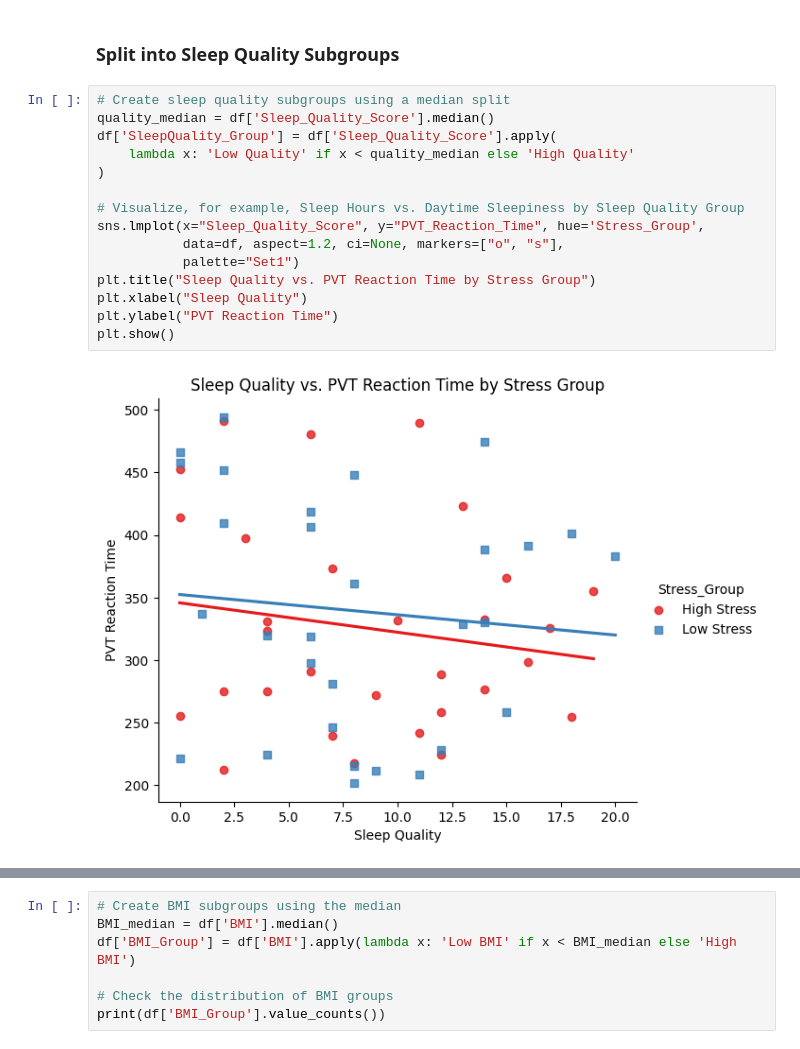
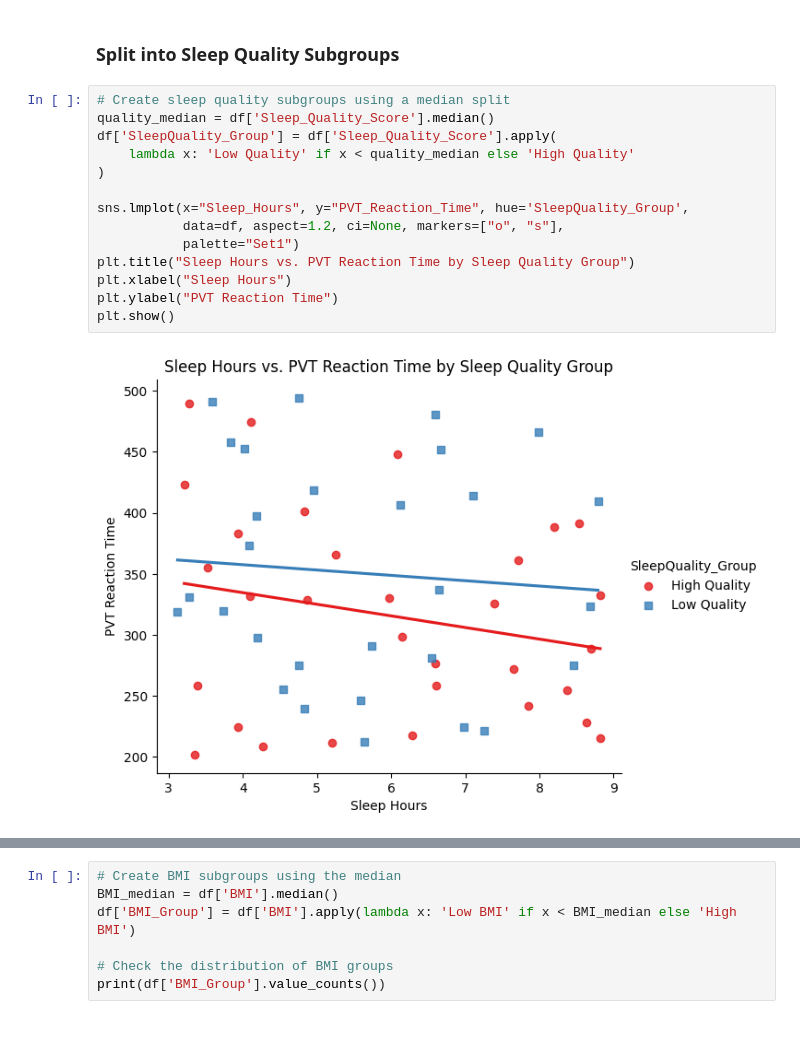
Before and after one commit to cdcoonce/Sleep_Deprivation, a Jupyter notebook: notebooks/EDA.ipynb, the cells around one changed output, grey strips where cells are left out. Drawn from its saved outputs; the diff is of its cells as text.

```diff
--- a/notebooks/EDA.ipynb
+++ b/notebooks/EDA.ipynb
@@ -126,17 +152,16 @@ PVT_Reaction_Time     0.012702           1.000000
 # %%
 # Create sleep quality subgroups using a median split
 quality_median = df['Sleep_Quality_Score'].median()
 df['SleepQuality_Group'] = df['Sleep_Quality_Score'].apply(
     lambda x: 'Low Quality' if x < quality_median else 'High Quality'
 )
 
-# Visualize, for example, Sleep Hours vs. Daytime Sleepiness by Sleep Quality Group
-sns.lmplot(x="Sleep_Quality_Score", y="PVT_Reaction_Time", hue='Stress_Group',
+sns.lmplot(x="Sleep_Hours", y="PVT_Reaction_Time", hue='SleepQuality_Group',
            data=df, aspect=1.2, ci=None, markers=["o", "s"],
            palette="Set1")
-plt.title("Sleep Quality vs. PVT Reaction Time by Stress Group")
-plt.xlabel("Sleep Quality")
+plt.title("Sleep Hours vs. PVT Reaction Time by Sleep Quality Group")
+plt.xlabel("Sleep Hours")
 plt.ylabel("PVT Reaction Time")
 plt.show()
 # %% [output]
-[figure, old version]
+[figure, new version]
```
Also changed, not shown: parts of 24 cells of this notebook, 1 other file.
